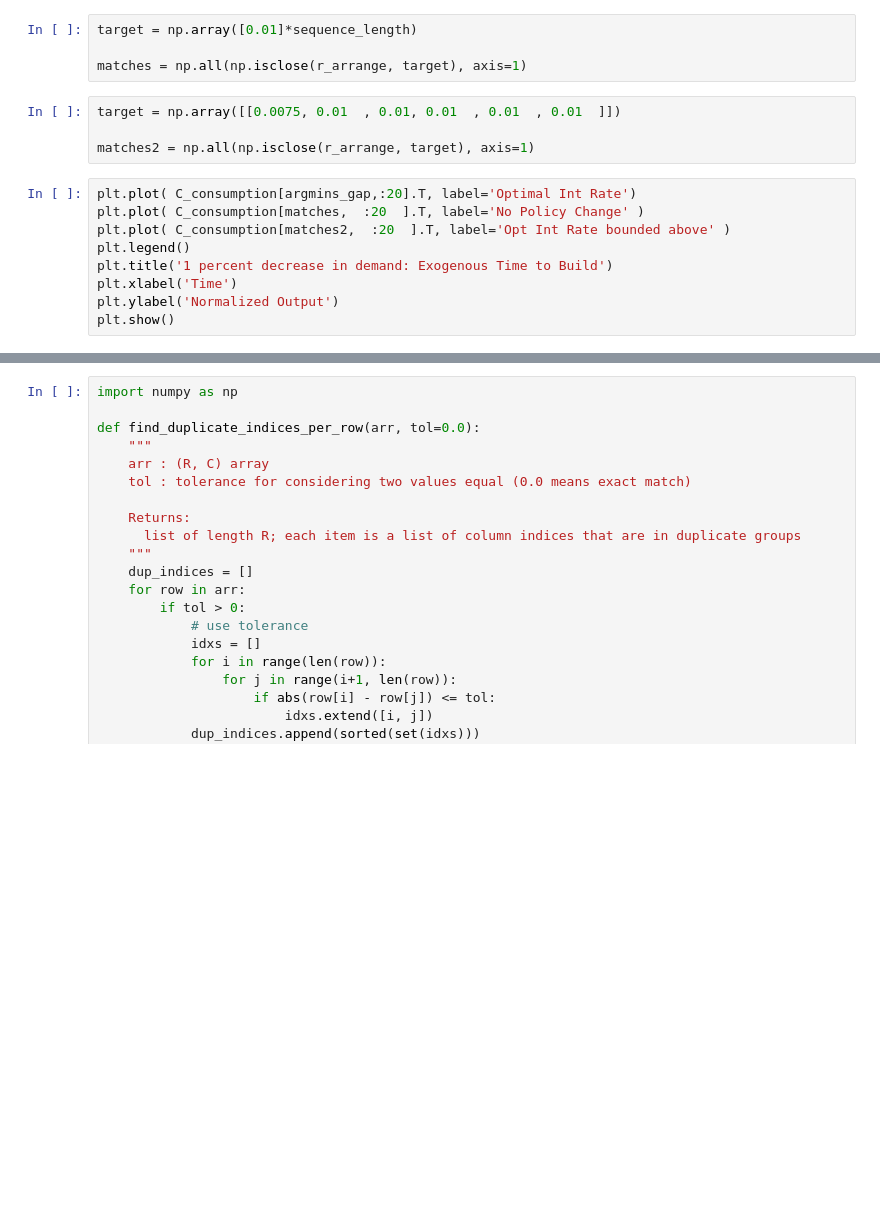
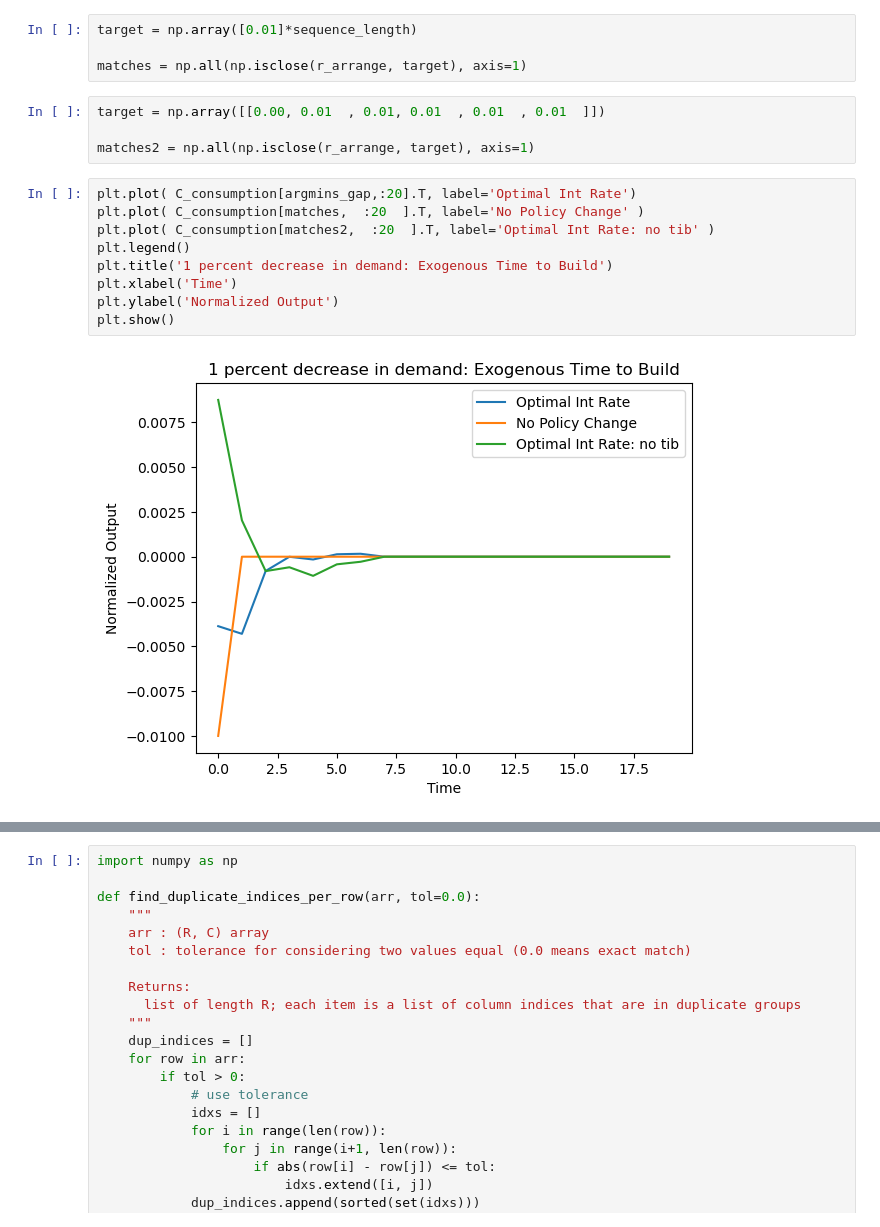
Before and after one commit to Finalblue777/shocky_shocks, a Jupyter notebook: ss/new_demand_stuff.ipynb, the cells around one changed output, grey strips where cells are left out. Saved outputs shown, nothing was run; the diff lists cells and outputs as text; blank space fills up the shorter version.

```diff
--- a/ss/new_demand_stuff.ipynb
+++ b/ss/new_demand_stuff.ipynb
@@ -520,18 +542,20 @@ target = np.array([0.01]*sequence_length)
 
 matches = np.all(np.isclose(r_arrange, target), axis=1)
 # %%
-target = np.array([[0.0075, 0.01  , 0.01, 0.01  , 0.01  , 0.01  ]])
+target = np.array([[0.00, 0.01  , 0.01, 0.01  , 0.01  , 0.01  ]])
 
 matches2 = np.all(np.isclose(r_arrange, target), axis=1)
 # %%
 plt.plot( C_consumption[argmins_gap,:20].T, label='Optimal Int Rate')
 plt.plot( C_consumption[matches,  :20  ].T, label='No Policy Change' )
-plt.plot( C_consumption[matches2,  :20  ].T, label='Opt Int Rate bounded above' )
+plt.plot( C_consumption[matches2,  :20  ].T, label='Optimal Int Rate: no tib' )
 plt.legend()
 plt.title('1 percent decrease in demand: Exogenous Time to Build')
 plt.xlabel('Time')
 plt.ylabel('Normalized Output')
 plt.show()
+# %% [output]
+[figure, added]
 # %%
 plt.plot( pi_inflation[argmins_gap,:20].T, label='inflation Optimal Int Rate', linestyle='dotted')
 plt.plot( pi_inflation[matches,:20].T, label='inflation original', linestyle='dashed')
```
Also changed, not shown: parts of 16 cells of this notebook, 17 other files.
